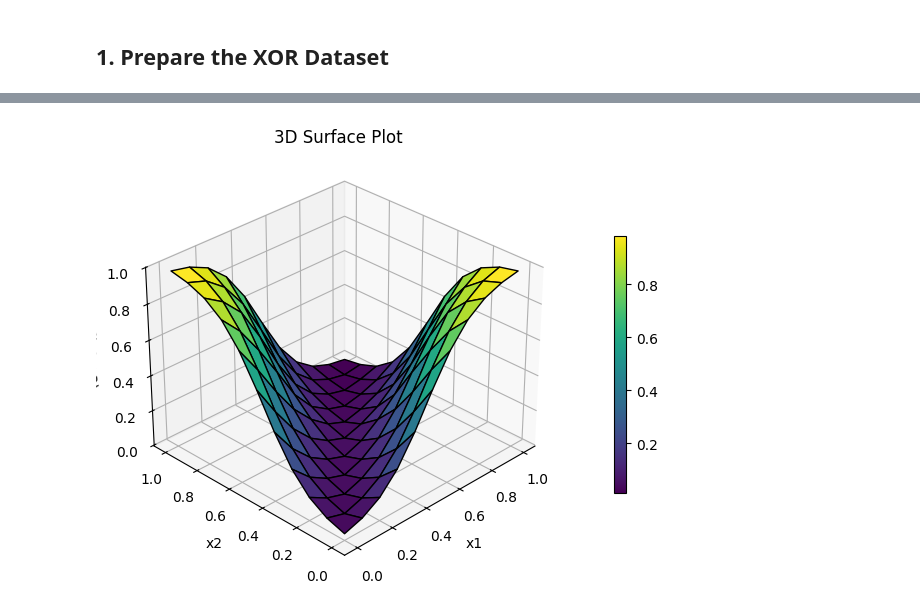
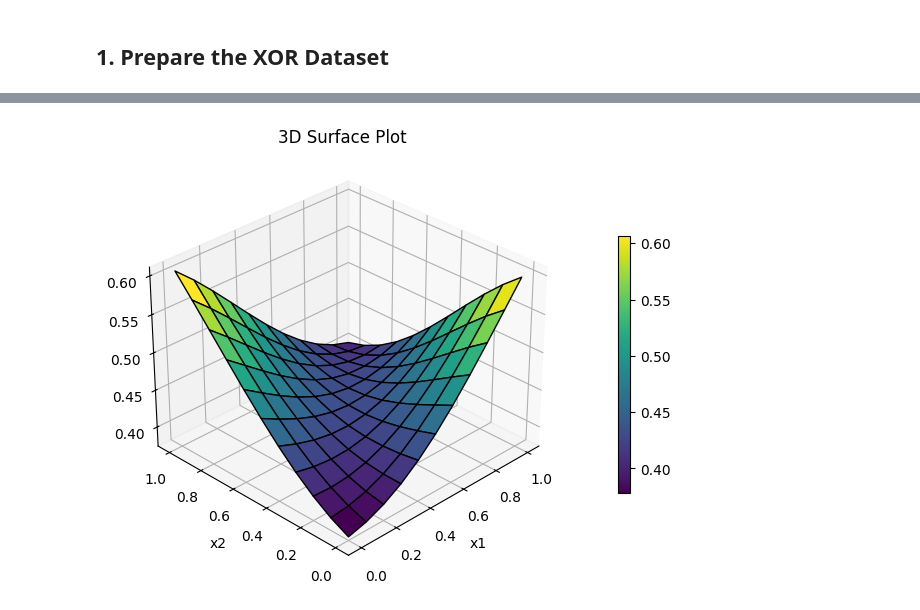
Before and after one commit to rexmolo/DeepLearning, a Jupyter notebook: A3.ipynb, the cells around one changed output, grey strips where cells are left out. Drawn from its saved outputs; the diff is of its cells as text; code cells hidden in the pictures.

```diff
--- a/A3.ipynb
+++ b/A3.ipynb
@@ -104,10 +190,17 @@ Accuracy: 1.0
 # %%
 x = np.arange(0, 1.1, 0.1)
+
 A, B = np.meshgrid(x, x)
-f4= lambda x1, x2: forward(train_ws, [x1, x2], n)[3]
-a3ut.plot3d_(
-    lambda x1, x2: forward(train_ws, [x1, x2], n)[3],
-    A, B)
+
+
+# Flatten A and B to prepare inputs
+grid_inputs = np.column_stack((A.ravel(), B.ravel()))
+# print(grid_inputs)
+# Compute predictions using the trained model
+Z_vals, _, _, _ = forward(grid_inputs, ws)
+# print(Z_vals.reshape(A.shape))
+plot3d_(Z_vals.reshape(A.shape), A, B, show_colorbar=True)
+
 plt.show()
 # %% [output]
-[figure, old version]
+[figure, new version]
```
Also changed, not shown: parts of 6 cells of this notebook.
